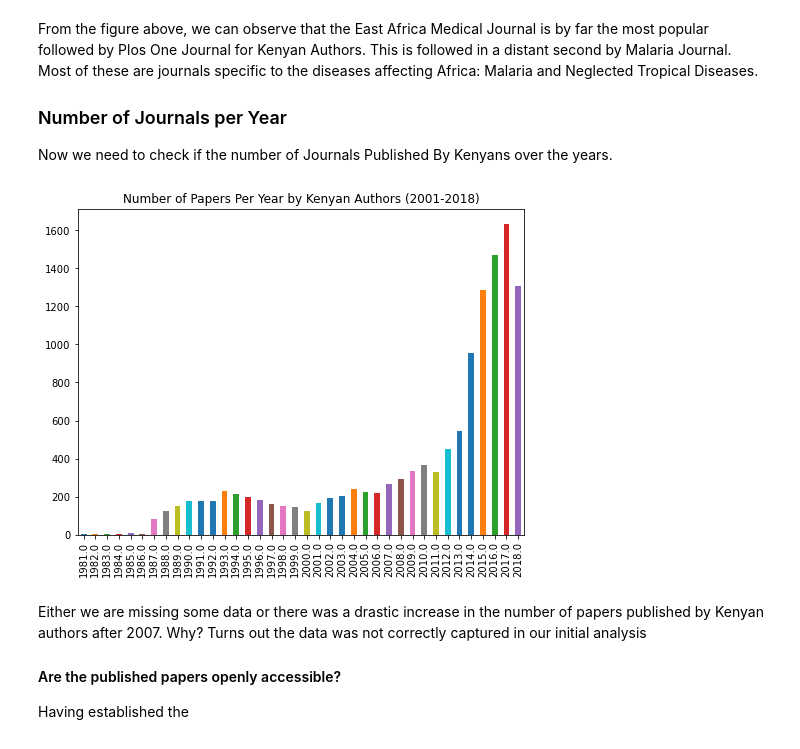
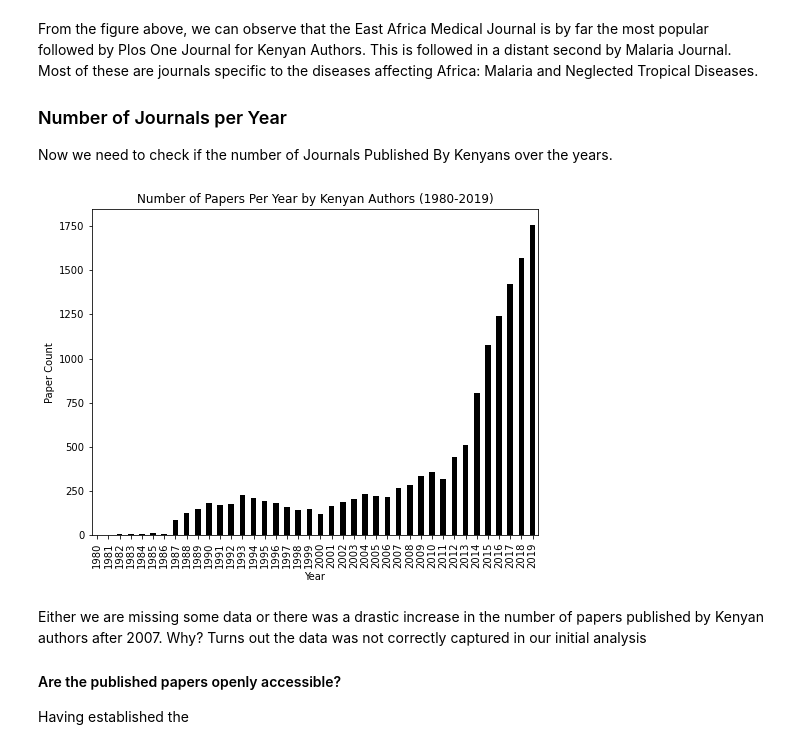
Before and after one commit to BioinfoNet/Data-mining, a Jupyter notebook: Notebooks/Data_Analysis_and_Visualization.ipynb, the cells around one changed output. Drawn from its saved outputs; the diff is of its cells as text; code cells hidden in the pictures.

```diff
--- a/Notebooks/Data_Analysis_and_Visualization.ipynb
+++ b/Notebooks/Data_Analysis_and_Visualization.ipynb
@@ -23,5 +24,5 @@ You can access Timestamp as pandas.Timestamp
 # %% [markdown]
 #### Then import the data
 # %%
-data = pd.read_csv('../Data/PMID_PMC_Journal_Year.csv', index_col='pmid')
+data = pd.read_csv('../reanalysis_2020/data/PMID_PMC_Journal_Year_Kenya3.csv', index_col='Pmid')
 # %%
@@ -48,13 +56,24 @@ From the figure above, we can observe that the East Africa Medical Journal is by
 
 Now we need to check if the number of Journals Published By Kenyans over the years.
 # %%
-data[(data.year > 1980) & (data.year < 2019)]['year'].\
-value_counts().sort_index().plot(kind='bar',
-                                 title='Number of Papers Per Year by Kenyan Authors (2001-2018)',
+from matplotlib.ticker import FormatStrFormatter
+
+plot_data = data[(data.Year > 1979) & (data.Year < 2020)]['Year'].astype(int).value_counts().sort_index()
+
+ax = plot_data.plot(kind='bar',colormap='gray',
+                                 title='Number of Papers Per Year by Kenyan Authors (1980-2019)',
                                  figsize=(8, 6))
-plt.savefig('../plots/papers_per_year_Kenya.png')  # saves the current figure
+
+ax.set_ylabel("Paper Count")
+ax.set_xlabel("Year")
+
+plt.savefig('../plots/papers_per_year_Kenya.png', dpi=300, bbox_inches='tight')  # saves the current figure
+
+im = Image.open('../plots/papers_per_year_Kenya.png')
+rgb_im = im.convert('RGB')
+rgb_im.save('../plots/papers_per_year_Kenya.jpg')
 # %% [output]
-[figure, old version]
+[figure, new version]
 # %% [markdown]
 Either we are missing some data or there was a drastic increase in the number of papers published by Kenyan authors after 2007. Why? Turns out the data was not correctly captured in our initial analysis
 
```
Also changed, not shown: parts of 9 cells of this notebook, 4 other files.
